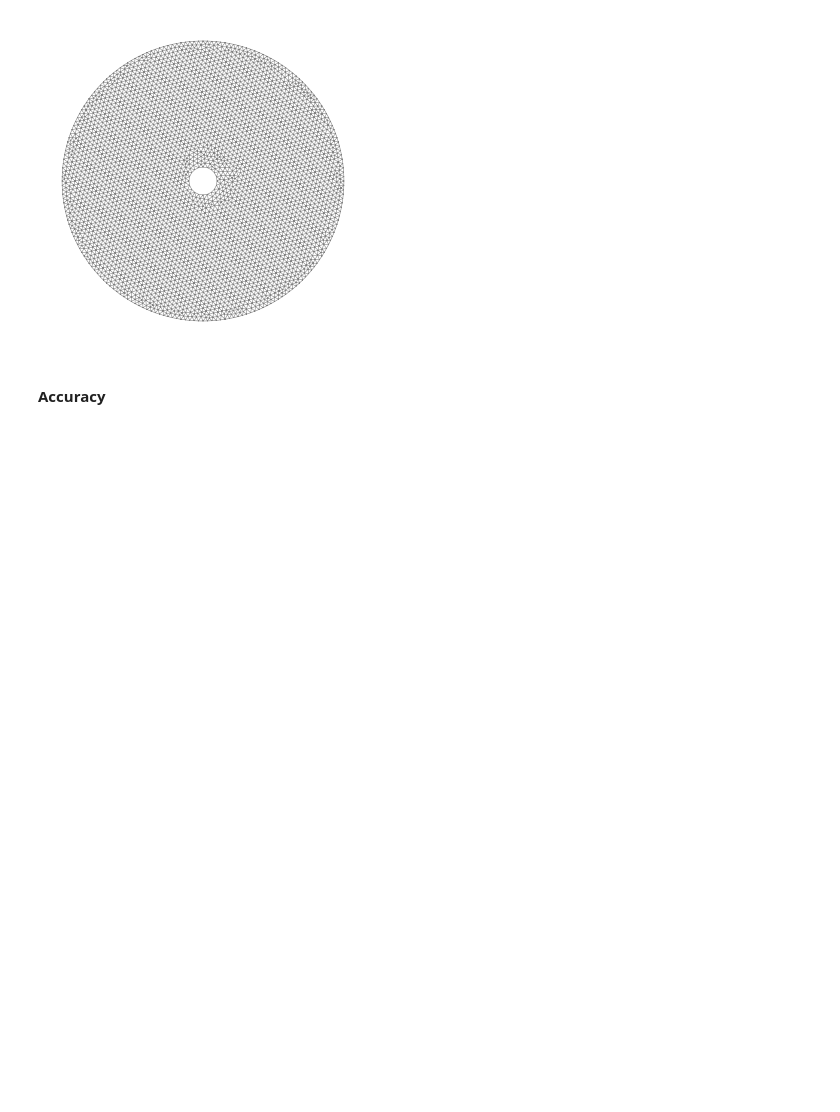
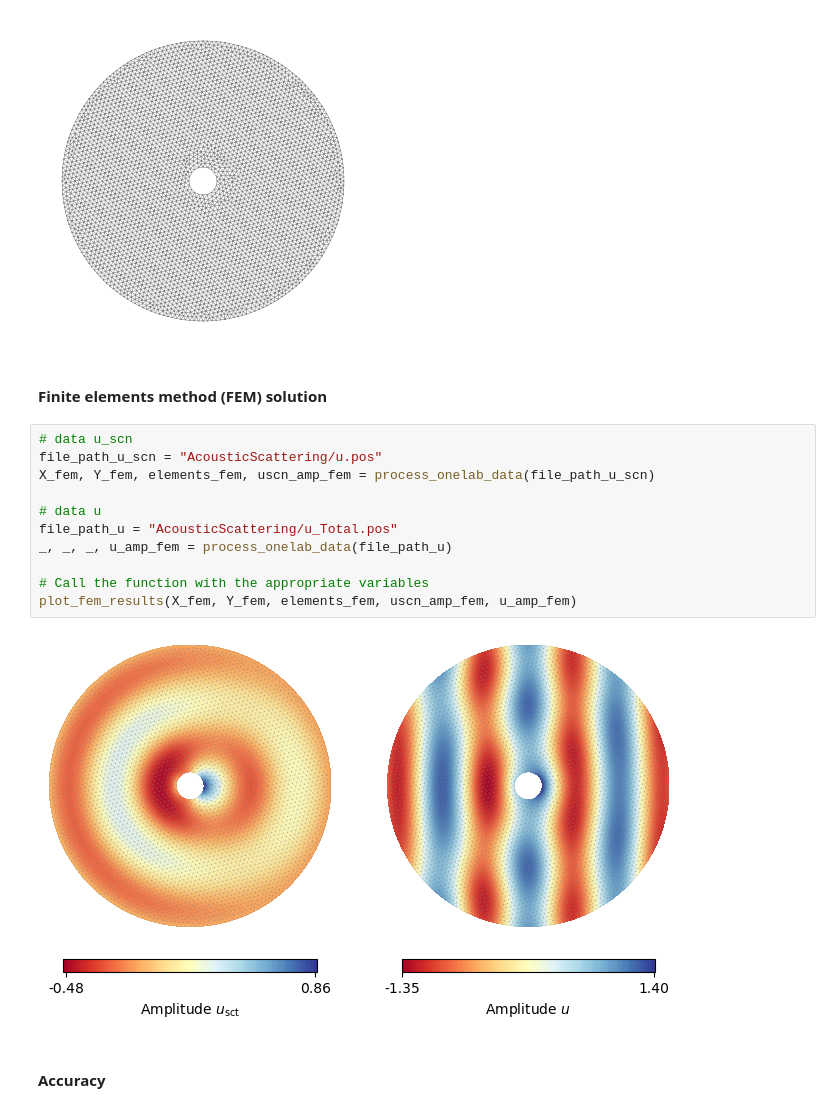
Before and after one commit to oscar-rincon/scattering-problem, a Jupyter notebook: main/analysis_scat_circ.ipynb, the cells around one changed output. Saved outputs shown, nothing was run; the diff lists cells and outputs as text; blank space fills up the shorter version.

Commit message:
Add function to plot FEM results for scattered and total displacement amplitudes

```diff
--- a/main/analysis_scat_circ.ipynb
+++ b/main/analysis_scat_circ.ipynb
@@ -46,5 +46,20 @@ file_path_msh = "AcousticScattering/scattering.msh"
 plot_mesh(file_path_msh)
 # %% [output]
 [figure]
+# %% [markdown]
+#### Finite elements method (FEM) solution
+# %%
+# data u_scn
+file_path_u_scn = "AcousticScattering/u.pos"
+X_fem, Y_fem, elements_fem, uscn_amp_fem = process_onelab_data(file_path_u_scn)
+
+# data u
+file_path_u = "AcousticScattering/u_Total.pos"
+_, _, _, u_amp_fem = process_onelab_data(file_path_u)
+
+# Call the function with the appropriate variables
+plot_fem_results(X_fem, Y_fem, elements_fem, uscn_amp_fem, u_amp_fem)
+# %% [output]
+[figure, added]
 # %% [markdown]
 #### Accuracy
```
Also changed, not shown: parts of 2 cells of this notebook, 1 other file.
